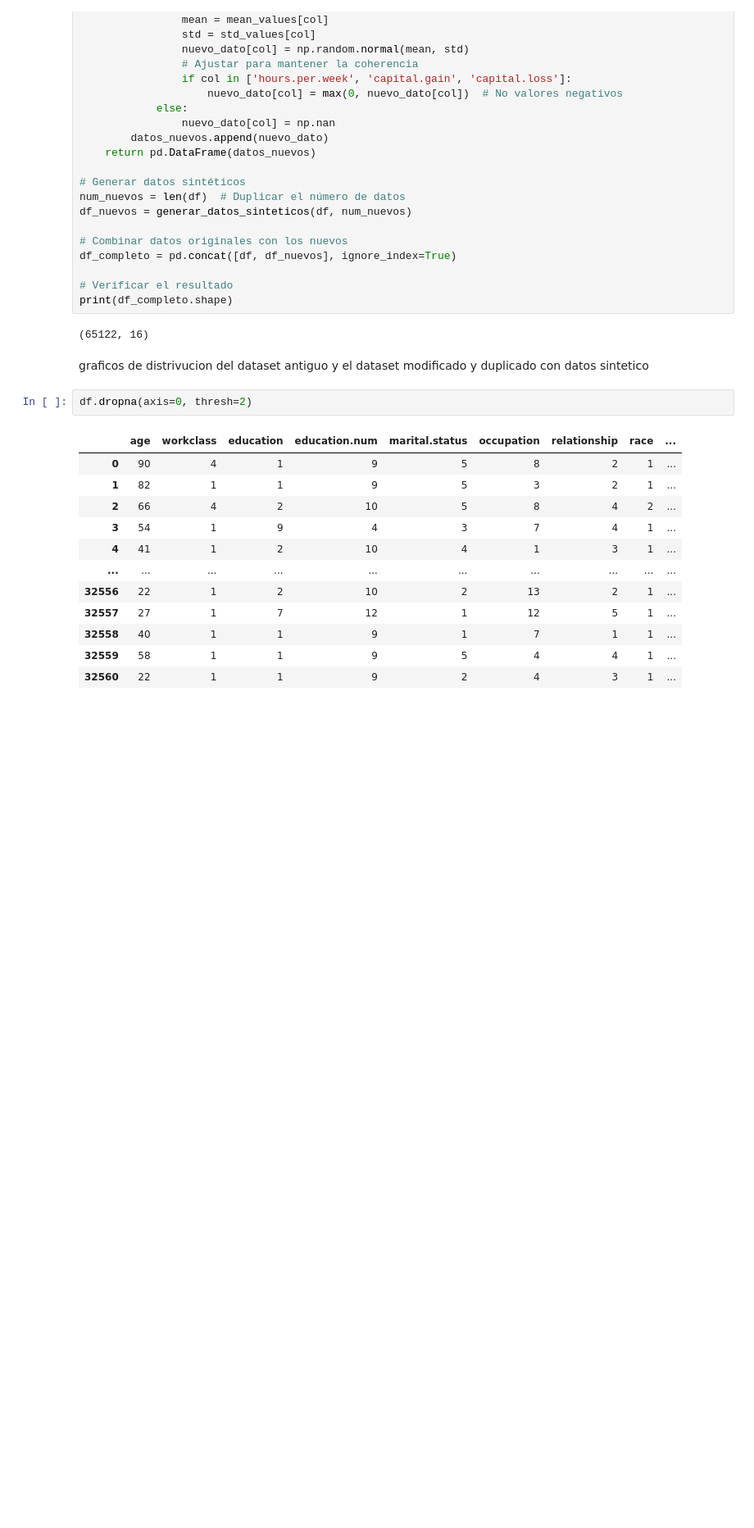
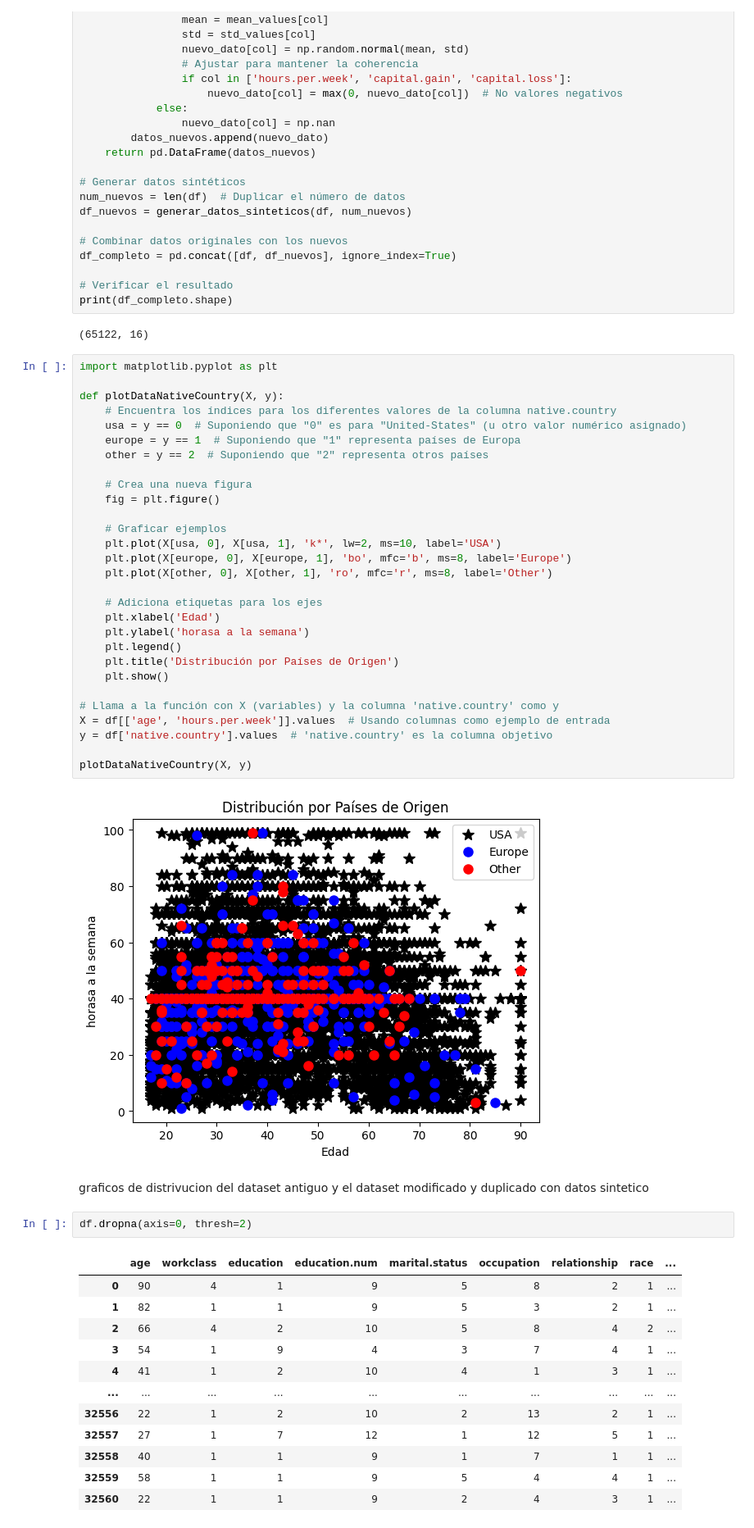
Before and after one commit to denis5ds/IA-sis420, a Jupyter notebook: Primerparcial/primerparcial.ipynb, the cells around one changed output. Shown at 82% size. Cells and saved outputs as stored; diff of their text form; blank space fills up the shorter version.

```diff
--- a/Primerparcial/primerparcial.ipynb
+++ b/Primerparcial/primerparcial.ipynb
@@ -202,6 +204,37 @@ df_completo = pd.concat([df, df_nuevos], ignore_index=True)
 print(df_completo.shape)
 # %% [output]
 (65122, 16)
+# %%
+import matplotlib.pyplot as plt
+
+def plotDataNativeCountry(X, y):
+    # Encuentra los índices para los diferentes valores de la columna native.country
+    usa = y == 0  # Suponiendo que "0" es para "United-States" (u otro valor numérico asignado)
+    europe = y == 1  # Suponiendo que "1" representa países de Europa
+    other = y == 2  # Suponiendo que "2" representa otros países
+
+    # Crea una nueva figura
+    fig = plt.figure()
+
+    # Graficar ejemplos
+    plt.plot(X[usa, 0], X[usa, 1], 'k*', lw=2, ms=10, label='USA')
+    plt.plot(X[europe, 0], X[europe, 1], 'bo', mfc='b', ms=8, label='Europe')
+    plt.plot(X[other, 0], X[other, 1], 'ro', mfc='r', ms=8, label='Other')
+
+    # Adiciona etiquetas para los ejes
+    plt.xlabel('Edad')
+    plt.ylabel('horasa a la semana')
+    plt.legend()
+    plt.title('Distribución por Países de Origen')
+    plt.show()
+
+# Llama a la función con X (variables) y la columna 'native.country' como y
+X = df[['age', 'hours.per.week']].values  # Usando columnas como ejemplo de entrada
+y = df['native.country'].values  # 'native.country' es la columna objetivo
+
+plotDataNativeCountry(X, y)
+# %% [output]
+[figure, added]
 # %% [markdown]
 graficos de distrivucion del dataset antiguo y el dataset modificado y duplicado con datos sintetico
 # %%
```
Also changed, not shown: parts of 22 cells of this notebook.
